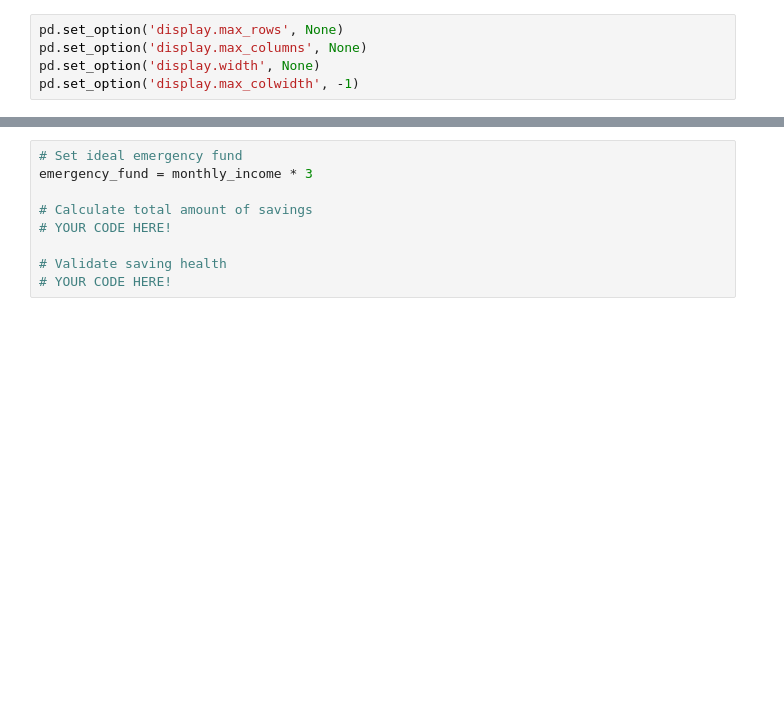
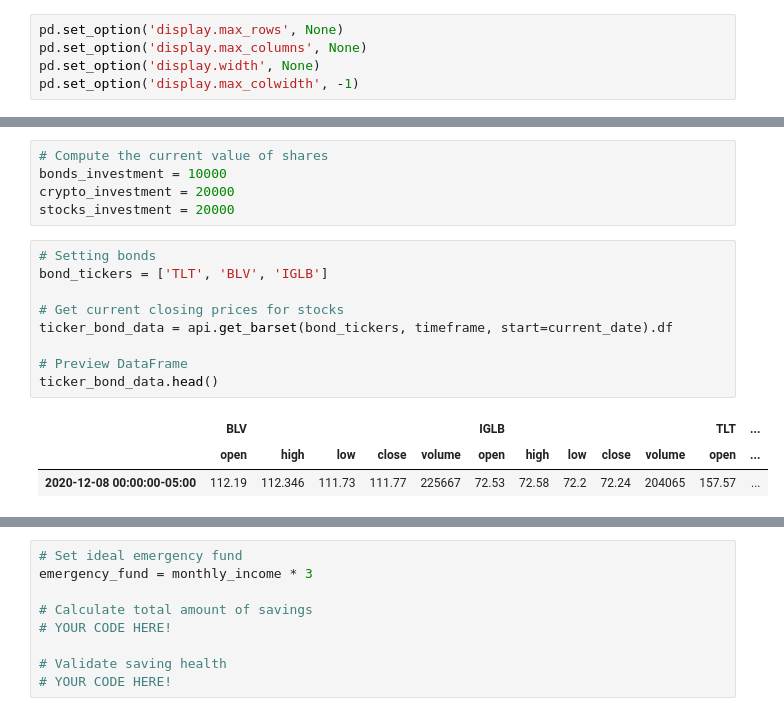
Before and after one commit to silvainfm/Project_1, a Jupyter notebook: Project 1/financial-planner.ipynb, the cells around one changed output, grey strips where cells are left out. Drawn from its saved outputs; the diff is of its cells as text; blank space fills up the shorter version.

```diff
--- a/Project 1/financial-planner.ipynb
+++ b/Project 1/financial-planner.ipynb
@@ -145,0 +121,18 @@ display(df_savings)
+# %%
+# Compute the current value of shares
+bonds_investment = 10000
+crypto_investment = 20000
+stocks_investment = 20000
+# %%
+# Setting bonds
+bond_tickers = ['TLT', 'BLV', 'IGLB']
+
+# Get current closing prices for stocks
+ticker_bond_data = api.get_barset(bond_tickers, timeframe, start=current_date).df
+
+# Preview DataFrame
+ticker_bond_data.head()
+# %% [output]
+|  | BLV |  |  |  |  | IGLB |  |  |  |  | TLT | ... |
+|  | open | high | low | close | volume | open | high | low | close | volume | open | ... |
+| 2020-12-08 00:00:00-05:00 | 112.19 | 112.346 | 111.73 | 111.77 | 225667 | 72.53 | 72.58 | 72.2 | 72.24 | 204065 | 157.57 | ... |
```
Also changed, not shown: parts of 14 cells of this notebook.
